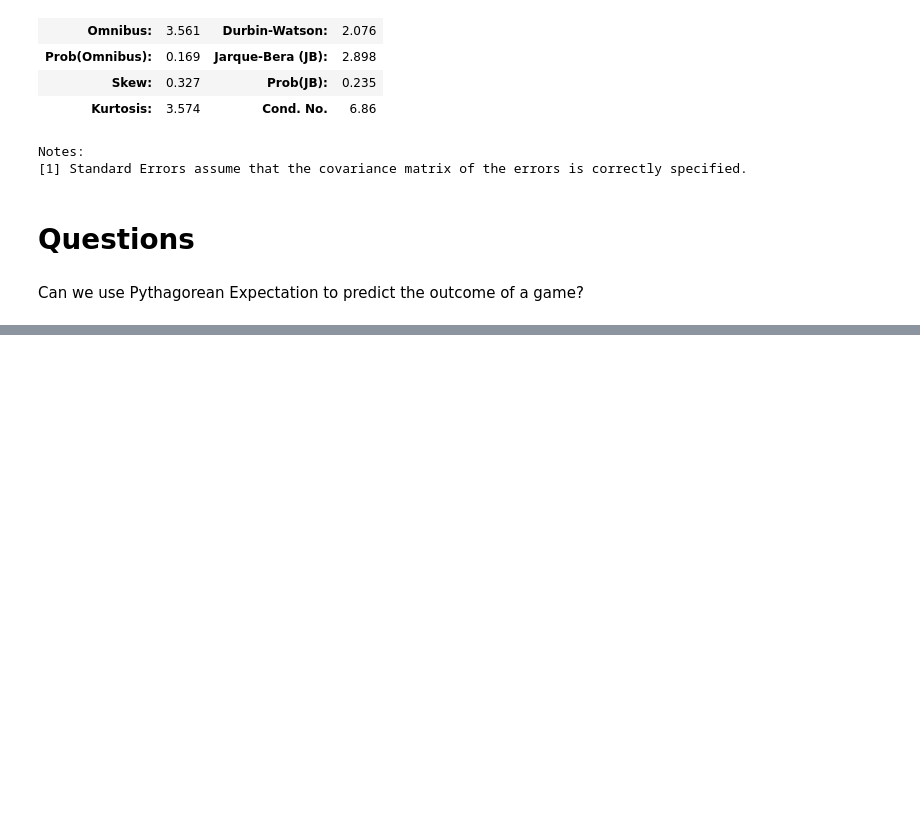
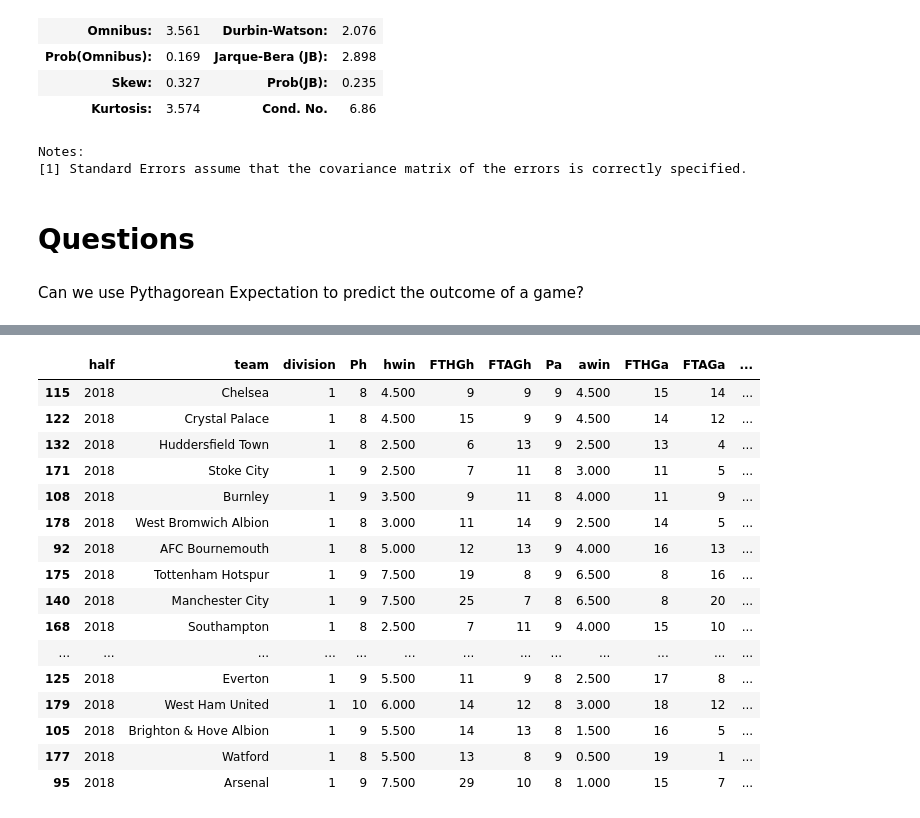
Before and after one commit to bartev/sporty, a Jupyter notebook: notebooks/04-pythag-expect-eng-football.ipynb, the cells around one changed output, grey strips where cells are left out. Drawn from its saved outputs; the diff is of its cells as text; code cells hidden in the pictures; blank space fills up the shorter version.

```diff
--- a/notebooks/04-pythag-expect-eng-football.ipynb
+++ b/notebooks/04-pythag-expect-eng-football.ipynb
@@ -313,0 +532,22 @@ Can we use Pythagorean Expectation to predict the outcome of a game?
+# %%
+(engl_summary_half.query("half == 2018").assign(
+    delta=lambda x: abs(x["hwin"] - x["awin"])
+).sort_values("delta"))
+# %% [output]
+|  | half | team | division | Ph | hwin | FTHGh | FTAGh | Pa | awin | FTHGa | FTAGa | ... |
+| 115 | 2018 | Chelsea | 1 | 8 | 4.500 | 9 | 9 | 9 | 4.500 | 15 | 14 | ... |
+| 122 | 2018 | Crystal Palace | 1 | 8 | 4.500 | 15 | 9 | 9 | 4.500 | 14 | 12 | ... |
+| 132 | 2018 | Huddersfield Town | 1 | 8 | 2.500 | 6 | 13 | 9 | 2.500 | 13 | 4 | ... |
+| 171 | 2018 | Stoke City | 1 | 9 | 2.500 | 7 | 11 | 8 | 3.000 | 11 | 5 | ... |
+| 108 | 2018 | Burnley | 1 | 9 | 3.500 | 9 | 11 | 8 | 4.000 | 11 | 9 | ... |
+| 178 | 2018 | West Bromwich Albion | 1 | 8 | 3.000 | 11 | 14 | 9 | 2.500 | 14 | 5 | ... |
+| 92 | 2018 | AFC Bournemouth | 1 | 8 | 5.000 | 12 | 13 | 9 | 4.000 | 16 | 13 | ... |
+| 175 | 2018 | Tottenham Hotspur | 1 | 9 | 7.500 | 19 | 8 | 9 | 6.500 | 8 | 16 | ... |
+| 140 | 2018 | Manchester City | 1 | 9 | 7.500 | 25 | 7 | 8 | 6.500 | 8 | 20 | ... |
+| 168 | 2018 | Southampton | 1 | 8 | 2.500 | 7 | 11 | 9 | 4.000 | 15 | 10 | ... |
+| ... | ... | ... | ... | ... | ... | ... | ... | ... | ... | ... | ... | ... |
+| 125 | 2018 | Everton | 1 | 9 | 5.500 | 11 | 9 | 8 | 2.500 | 17 | 8 | ... |
+| 179 | 2018 | West Ham United | 1 | 10 | 6.000 | 14 | 12 | 8 | 3.000 | 18 | 12 | ... |
+| 105 | 2018 | Brighton & Hove Albion | 1 | 9 | 5.500 | 14 | 13 | 8 | 1.500 | 16 | 5 | ... |
+| 177 | 2018 | Watford | 1 | 8 | 5.500 | 13 | 8 | 9 | 0.500 | 19 | 1 | ... |
+| 95 | 2018 | Arsenal | 1 | 9 | 7.500 | 29 | 10 | 8 | 1.000 | 15 | 7 | ... |
```
Also changed, not shown: parts of 15 cells of this notebook, 8 other files.
